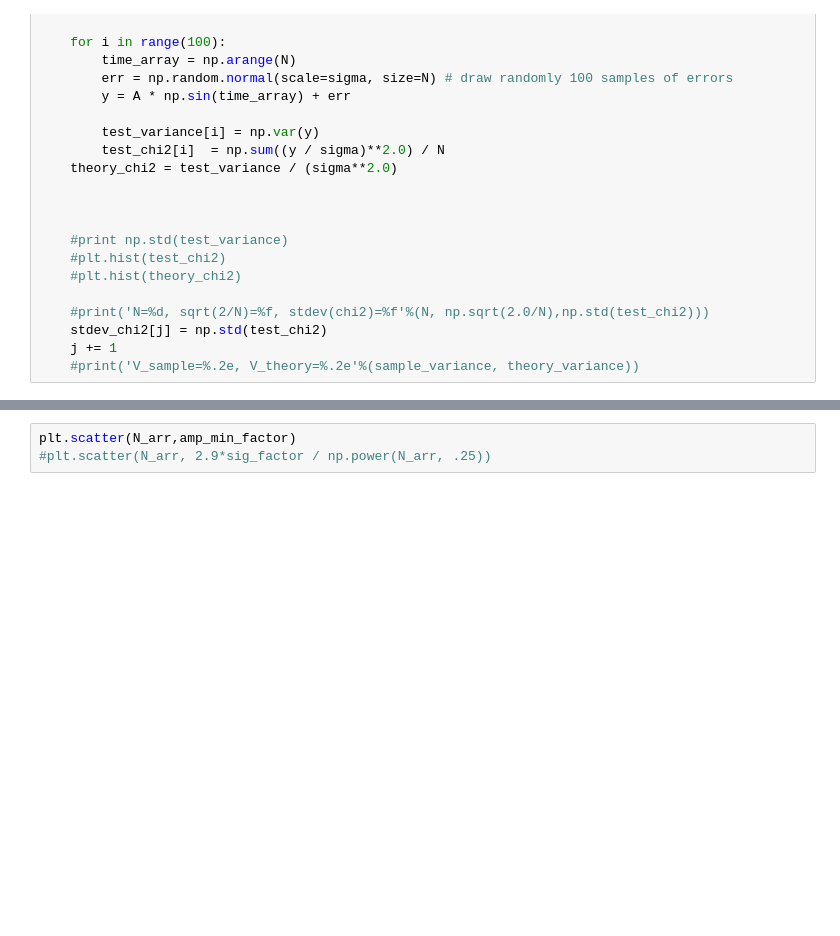
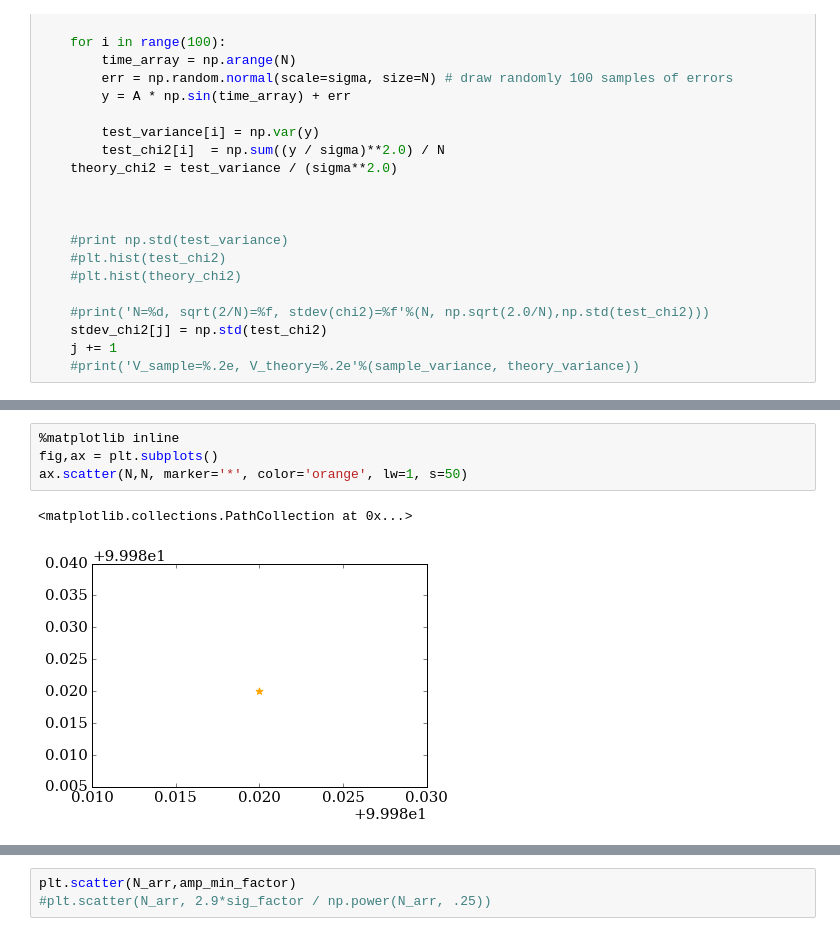
Before and after one commit to suberlak/S82analysis, a Jupyter notebook: code/simulated_AstroML_10.1.1.ipynb, the cells around one changed output, grey strips where cells are left out. Cells and saved outputs as stored; diff of their text form; blank space fills up the shorter version.

```diff
--- a/code/simulated_AstroML_10.1.1.ipynb
+++ b/code/simulated_AstroML_10.1.1.ipynb
@@ -213,3 +267,10 @@ def plot_astroml_five_eight(plot_data,amp_factor,err_factor):
+# %%
+%matplotlib inline
+fig,ax = plt.subplots()
+ax.scatter(N,N, marker='*', color='orange', lw=1, s=50)
+# %% [output]
+<matplotlib.collections.PathCollection at 0x...>
+[figure, added]
 # %%
 
 %matplotlib inline
```
Also changed, not shown: parts of 20 cells of this notebook, 1 other file.
